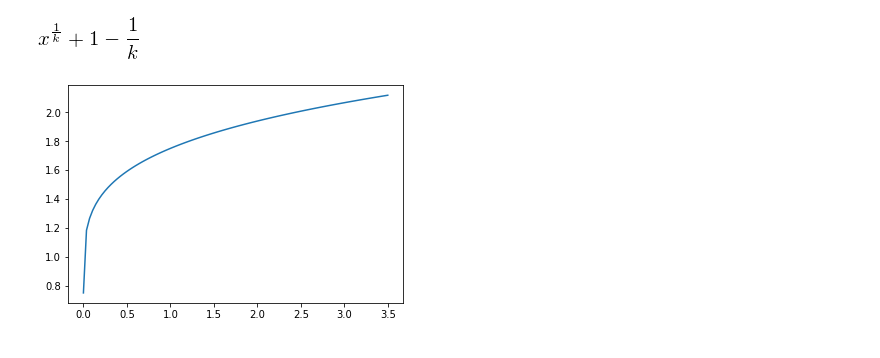
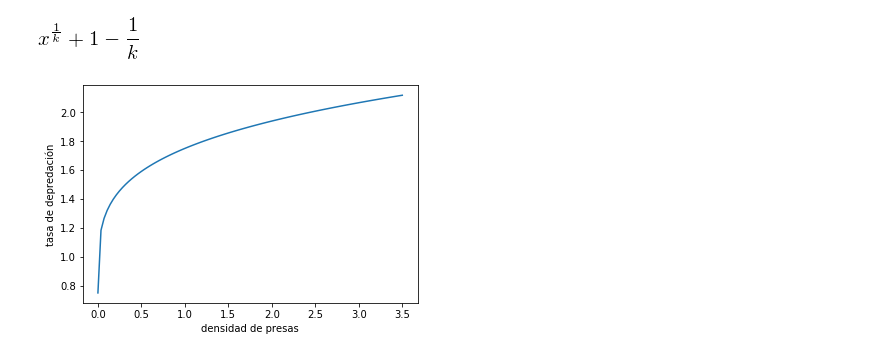
Before and after one commit to rgarcia-herrera/sistemas-dinamicos, a Jupyter notebook: Rosenzweig-MacArthur.ipynb, the cells around one changed output. Saved outputs shown, nothing was run; the diff lists cells and outputs as text; code cells hidden in the pictures.

```diff
--- a/Rosenzweig-MacArthur.ipynb
+++ b/Rosenzweig-MacArthur.ipynb
@@ -96,9 +133,12 @@ phi_garcia
 # %% [output]
 [figure]
 # %%
+saturacion = 4
 phi_garcia = lambdify((x, k), phi_garcia)
 presas = np.linspace(0, 3.5, 100)
-depredaciones = [phi_garcia(n, 4) for n in presas]
+depredaciones = [phi_garcia(n, saturacion) for n in presas]
+plt.xlabel("densidad de presas")
+plt.ylabel("tasa de depredación")
 fig = plt.plot(presas, depredaciones)
 # %% [output]
-[figure, old version]
+[figure, new version]
```
Also changed, not shown: parts of 13 cells of this notebook.
